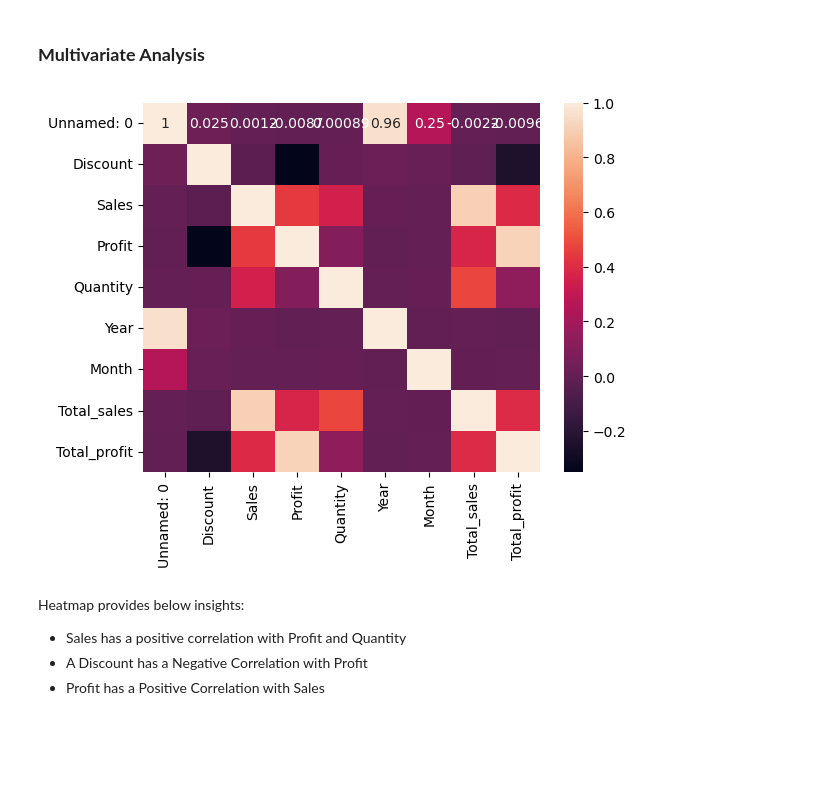
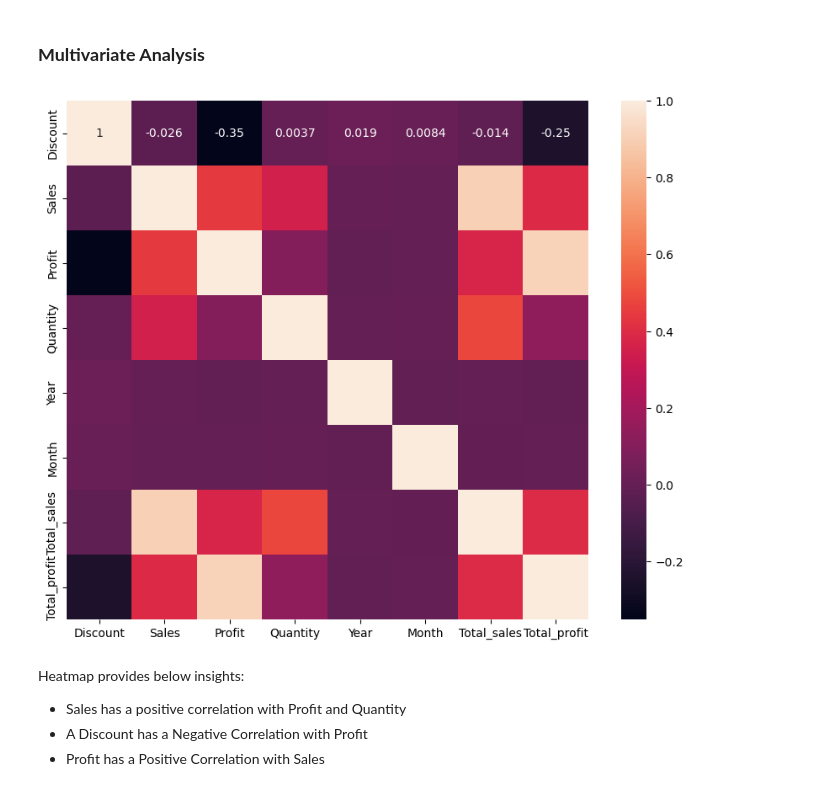
Before and after one commit to rakshume/EDA, a Jupyter notebook: euromart_eda/Euromart_EDA.ipynb, the cells around one changed output. Cells and saved outputs as stored; diff of their text form; code cells hidden in the pictures; blank space fills up the shorter version.

```diff
--- a/euromart_eda/Euromart_EDA.ipynb
+++ b/euromart_eda/Euromart_EDA.ipynb
@@ -160,7 +160,7 @@ Some columns or variables can be dropped if they do not add value to our analysi
 
 In our dataset, the column Order ID have only ID values, assuming they don’t have any predictive power to predict the dependent variable.
 # %%
-df.drop('Order ID', axis=1, inplace=True)
+df.drop(['Order ID','Unnamed: 0'] ,axis=1, inplace=True)
 # %%
 df.head()
 # %% [output]
@@ -382,10 +401,11 @@ plt.show()</code></pre>
 ### **Multivariate Analysis**
 # %%
 corr = df[num].corr()
-sns.heatmap(corr, annot=True)
+plt.figure(figsize=(10,8))
+sns.heatmap(corr, annot=True,)
 plt.show()
 # %% [output]
-[figure, old version]
+[figure, new version]
 # %% [markdown]
 Heatmap provides below insights:
 - Sales has a positive correlation with Profit and Quantity
```
Also changed, not shown: parts of 5 cells of this notebook.
